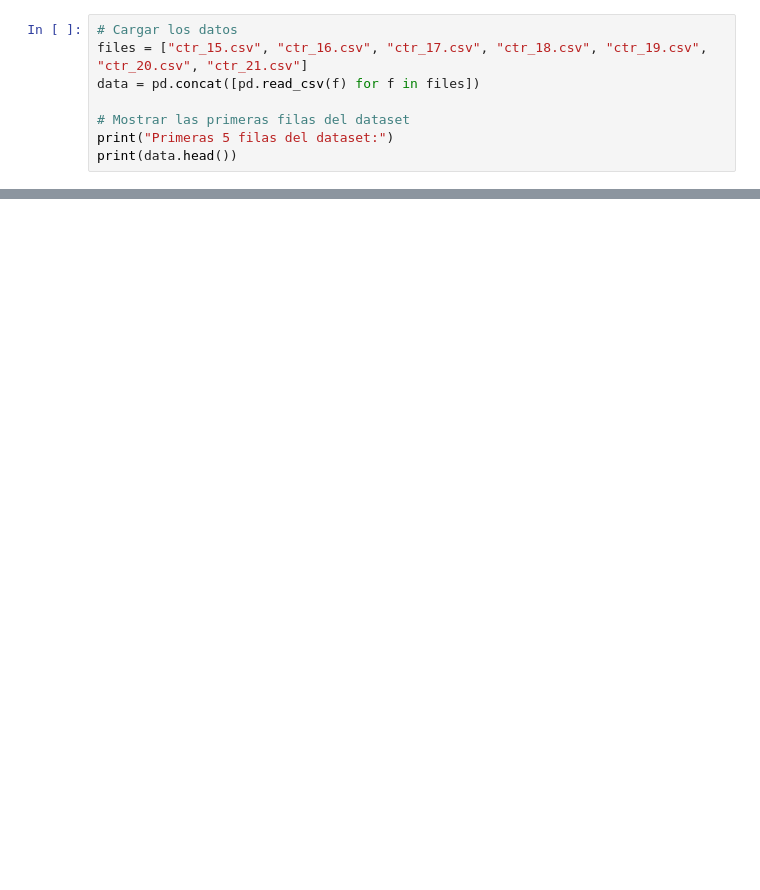
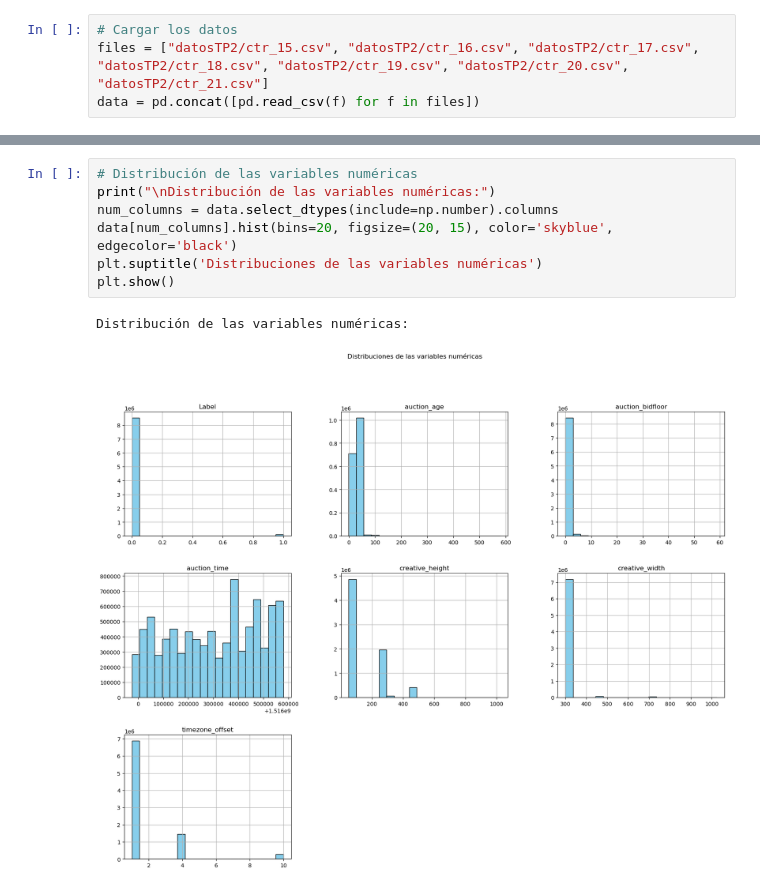
Before and after one commit to CateVillegas/TP2TDVIdatos, a Jupyter notebook: modelo.ipynb, the cells around one changed output, grey strips where cells are left out. Saved outputs shown, nothing was run; the diff lists cells and outputs as text; blank space fills up the shorter version.

```diff
--- a/modelo.ipynb
+++ b/modelo.ipynb
@@ -8,8 +14,4 @@ from pandas.api.types import is_numeric_dtype
 # %%
 # Cargar los datos
-files = ["ctr_15.csv", "ctr_16.csv", "ctr_17.csv", "ctr_18.csv", "ctr_19.csv", "ctr_20.csv", "ctr_21.csv"]
+files = ["datosTP2/ctr_15.csv", "datosTP2/ctr_16.csv", "datosTP2/ctr_17.csv", "datosTP2/ctr_18.csv", "datosTP2/ctr_19.csv", "datosTP2/ctr_20.csv", "datosTP2/ctr_21.csv"]
 data = pd.concat([pd.read_csv(f) for f in files])
-
-# Mostrar las primeras filas del dataset
-print("Primeras 5 filas del dataset:")
-print(data.head())
@@ -17,0 +43,10 @@ FileNotFoundError: [Errno 2] No such file or directory: 'ctr_15.csv'
+# %%
+# Distribución de las variables numéricas
+print("\nDistribución de las variables numéricas:")
+num_columns = data.select_dtypes(include=np.number).columns
+data[num_columns].hist(bins=20, figsize=(20, 15), color='skyblue', edgecolor='black')
+plt.suptitle('Distribuciones de las variables numéricas')
+plt.show()
+# %% [output]
+Distribución de las variables numéricas:
+[figure, added]
```
Also changed, not shown: parts of 19 cells of this notebook, 1 other file.
